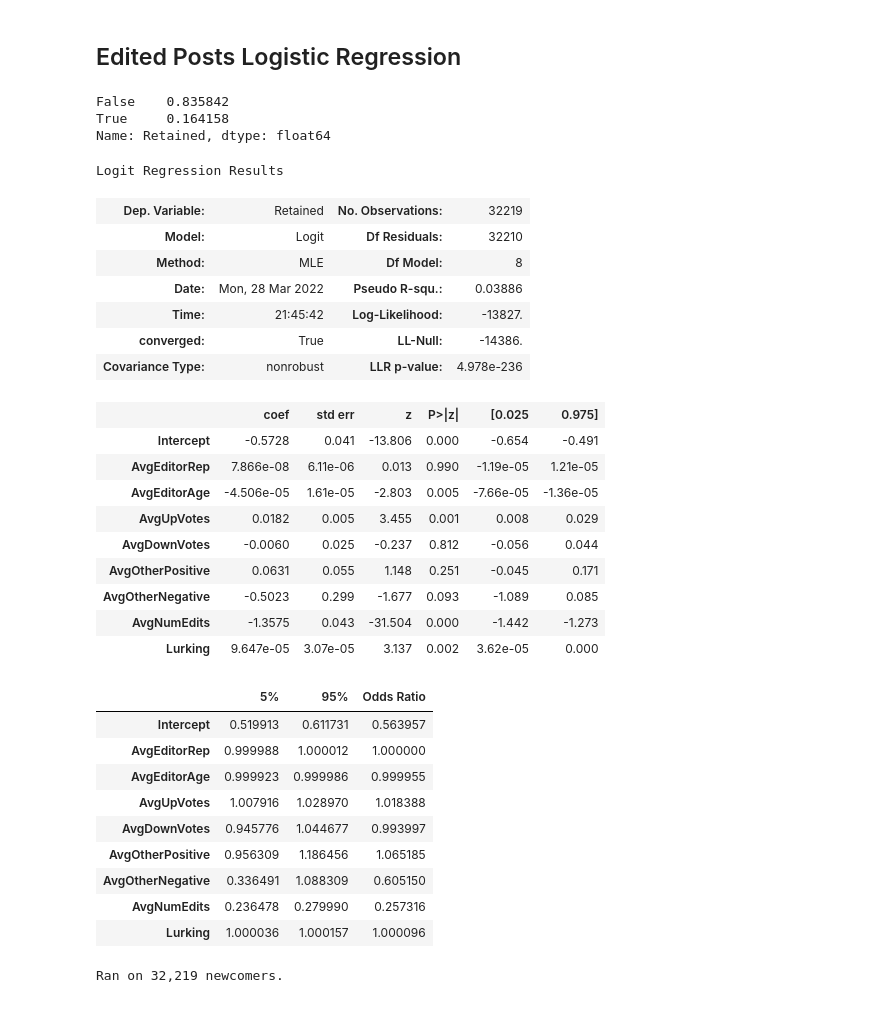
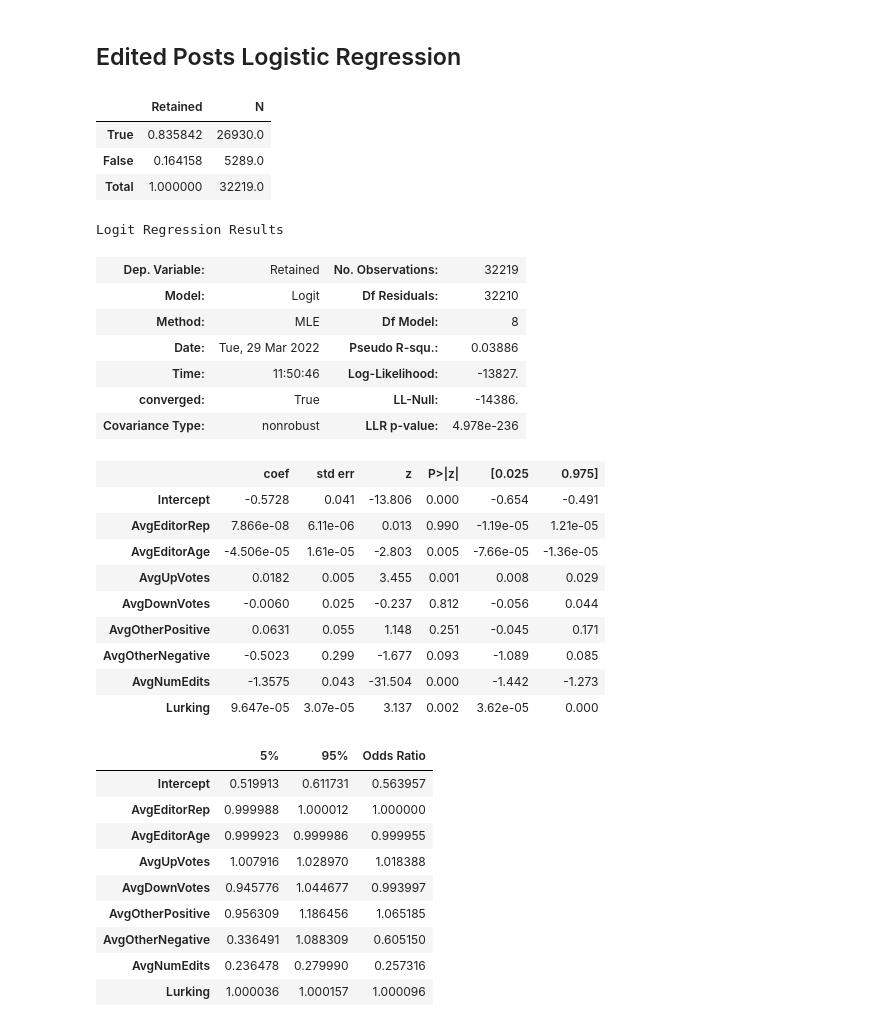
Before and after one commit to jackiec1998/cs565-final-project, a Jupyter notebook: newcomers.ipynb, the cells around one changed output. Drawn from its saved outputs; the diff is of its cells as text; code cells hidden in the pictures.

```diff
--- a/newcomers.ipynb
+++ b/newcomers.ipynb
@@ -222,6 +222,18 @@ def log_odds(model):
     odds = np.exp(odds)
 
     return odds
+
+def retained_split(data):
+    df = (data['Retained'].astype(bool).value_counts() / len(data.index)).to_frame()
+    df['N'] = data['Retained'].astype(bool).value_counts()
+    df = df.append({
+        'Retained': df['Retained'].sum(),
+        'N': df['N'].sum()
+    }, ignore_index=True)
+
+    df.index = ['True', 'False', 'Total']
+
+    return df
 # %% [markdown]
 ## All Posts Logistic Regression
 # %%
@@ -324,49 +332,48 @@ Ran on 103,038 newcomers.
 # %%
 data = nc[nc['TotalSuggestedEdits'] > 0]
 
 model = smf.logit(
     formula='Retained ~ AvgEditorRep + AvgEditorAge ' \
         '+ AvgUpVotes + AvgDownVotes + AvgOtherPositive + AvgOtherNegative ' \
         '+ AvgNumEdits + Lurking',
     data=data
 ).fit(disp=False)
 
-display(data['Retained'].astype(bool).value_counts() / len(data.index))
+display(retained_split(data))
 display(model.summary())
 display(log_odds(model))
-print(f"Ran on {len(data.index):,} newcomers.")
 
 # Notes: AvgOtherNegative and AvgNumEdits seem abnormally impactful towards retention.
 # %% [output]
+|  | Retained | N |
+| True | 0.835842 | 26930.0 |
+| False | 0.164158 | 5289.0 |
+| Total | 1.000000 | 32219.0 |
-False    0.835842
-True     0.164158
-Name: Retained, dtype: float64
+Logit Regression Results
-Logit Regression Results
-| Dep. Variable: | Retained | No. Observations: | 32219 |
-| Model: | Logit | Df Residuals: | 32210 |
-| Method: | MLE | Df Model: | 8 |
-| Date: | Mon, 28 Mar 2022 | Pseudo R-squ.: | 0.03886 |
-| Time: | 21:45:42 | Log-Likelihood: | -13827. |
-| converged: | True | LL-Null: | -14386. |
-| Covariance Type: | nonrobust | LLR p-value: | 4.978e-236 |
-|  | coef | std err | z | P>|z| | [0.025 | 0.975] |
-| Intercept | -0.5728 | 0.041 | -13.806 | 0.000 | -0.654 | -0.491 |
-| AvgEditorRep | 7.866e-08 | 6.11e-06 | 0.013 | 0.990 | -1.19e-05 | 1.21e-05 |
-| AvgEditorAge | -4.506e-05 | 1.61e-05 | -2.803 | 0.005 | -7.66e-05 | -1.36e-05 |
-| AvgUpVotes | 0.0182 | 0.005 | 3.455 | 0.001 | 0.008 | 0.029 |
-| AvgDownVotes | -0.0060 | 0.025 | -0.237 | 0.812 | -0.056 | 0.044 |
-| AvgOtherPositive | 0.0631 | 0.055 | 1.148 | 0.251 | -0.045 | 0.171 |
-| AvgOtherNegative | -0.5023 | 0.299 | -1.677 | 0.093 | -1.089 | 0.085 |
-| AvgNumEdits | -1.3575 | 0.043 | -31.504 | 0.000 | -1.442 | -1.273 |
-| Lurking | 9.647e-05 | 3.07e-05 | 3.137 | 0.002 | 3.62e-05 | 0.000 |
+| Dep. Variable: | Retained | No. Observations: | 32219 |
+| Model: | Logit | Df Residuals: | 32210 |
+| Method: | MLE | Df Model: | 8 |
+| Date: | Tue, 29 Mar 2022 | Pseudo R-squ.: | 0.03886 |
+| Time: | 11:50:46 | Log-Likelihood: | -13827. |
+| converged: | True | LL-Null: | -14386. |
+| Covariance Type: | nonrobust | LLR p-value: | 4.978e-236 |
-|  | 5% | 95% | Odds Ratio |
-| Intercept | 0.519913 | 0.611731 | 0.563957 |
-| AvgEditorRep | 0.999988 | 1.000012 | 1.000000 |
-| AvgEditorAge | 0.999923 | 0.999986 | 0.999955 |
-| AvgUpVotes | 1.007916 | 1.028970 | 1.018388 |
-| AvgDownVotes | 0.945776 | 1.044677 | 0.993997 |
-| AvgOtherPositive | 0.956309 | 1.186456 | 1.065185 |
-| AvgOtherNegative | 0.336491 | 1.088309 | 0.605150 |
-| AvgNumEdits | 0.236478 | 0.279990 | 0.257316 |
-| Lurking | 1.000036 | 1.000157 | 1.000096 |
+|  | coef | std err | z | P>|z| | [0.025 | 0.975] |
+| Intercept | -0.5728 | 0.041 | -13.806 | 0.000 | -0.654 | -0.491 |
+| AvgEditorRep | 7.866e-08 | 6.11e-06 | 0.013 | 0.990 | -1.19e-05 | 1.21e-05 |
+| AvgEditorAge | -4.506e-05 | 1.61e-05 | -2.803 | 0.005 | -7.66e-05 | -1.36e-05 |
+| AvgUpVotes | 0.0182 | 0.005 | 3.455 | 0.001 | 0.008 | 0.029 |
+| AvgDownVotes | -0.0060 | 0.025 | -0.237 | 0.812 | -0.056 | 0.044 |
+| AvgOtherPositive | 0.0631 | 0.055 | 1.148 | 0.251 | -0.045 | 0.171 |
+| AvgOtherNegative | -0.5023 | 0.299 | -1.677 | 0.093 | -1.089 | 0.085 |
+| AvgNumEdits | -1.3575 | 0.043 | -31.504 | 0.000 | -1.442 | -1.273 |
+| Lurking | 9.647e-05 | 3.07e-05 | 3.137 | 0.002 | 3.62e-05 | 0.000 |
-Ran on 32,219 newcomers.
+|  | 5% | 95% | Odds Ratio |
+| Intercept | 0.519913 | 0.611731 | 0.563957 |
+| AvgEditorRep | 0.999988 | 1.000012 | 1.000000 |
+| AvgEditorAge | 0.999923 | 0.999986 | 0.999955 |
+| AvgUpVotes | 1.007916 | 1.028970 | 1.018388 |
+| AvgDownVotes | 0.945776 | 1.044677 | 0.993997 |
+| AvgOtherPositive | 0.956309 | 1.186456 | 1.065185 |
+| AvgOtherNegative | 0.336491 | 1.088309 | 0.605150 |
+| AvgNumEdits | 0.236478 | 0.279990 | 0.257316 |
+| Lurking | 1.000036 | 1.000157 | 1.000096 |
```
Also changed, not shown: parts of 2 cells of this notebook.
